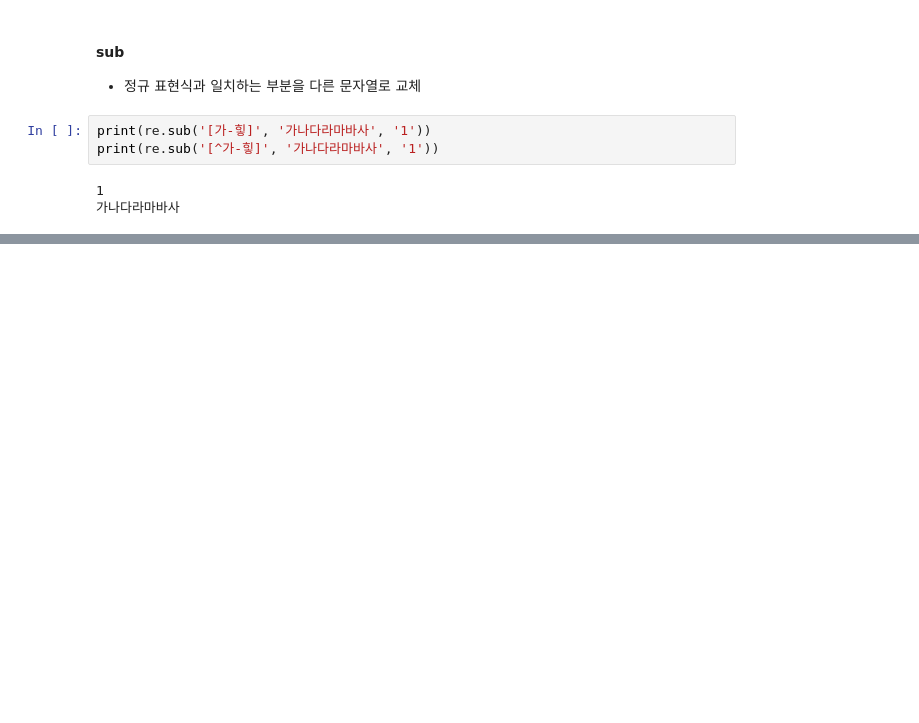
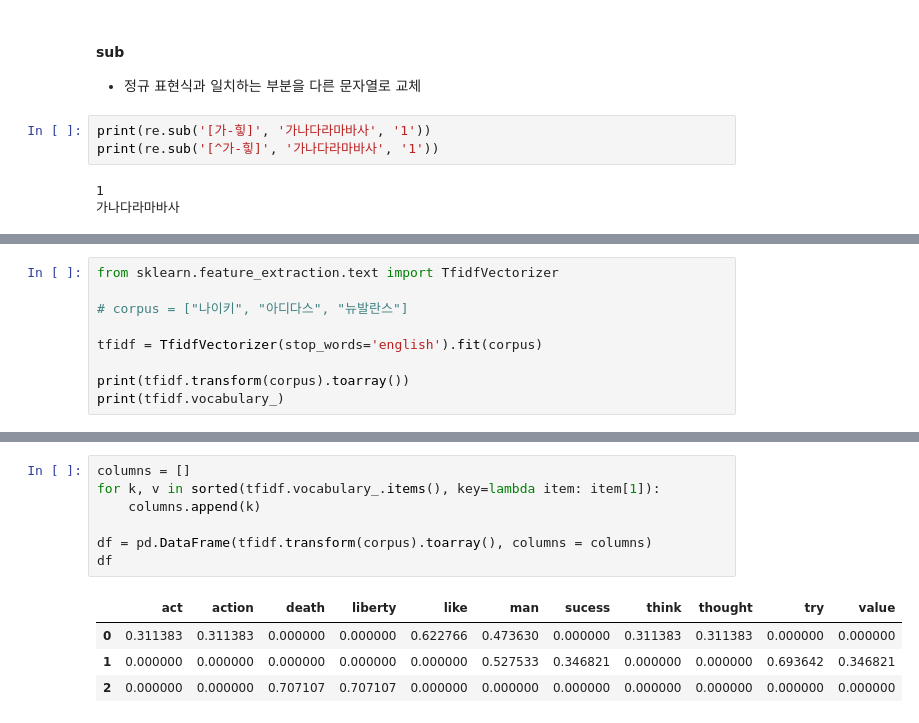
Before and after one commit to KimYongHwi/machine-learning-study, a Jupyter notebook: natural_language_processing/1_자연어_처리_기초.ipynb, the cells around one changed output, grey strips where cells are left out. Saved outputs shown, nothing was run; the diff lists cells and outputs as text; blank space fills up the shorter version.

```diff
--- a/natural_language_processing/1_자연어_처리_기초.ipynb
+++ b/natural_language_processing/1_자연어_처리_기초.ipynb
@@ -477,0 +714,9 @@ print(re.sub('[^가-힣]', '가나다라마바사', '1'))
+# %%
+from sklearn.feature_extraction.text import TfidfVectorizer
+
+# corpus = ["나이키", "아디다스", "뉴발란스"]
+
+tfidf = TfidfVectorizer(stop_words='english').fit(corpus)
+
+print(tfidf.transform(corpus).toarray())
+print(tfidf.vocabulary_)
@@ -477,0 +731,12 @@ print(re.sub('[^가-힣]', '가나다라마바사', '1'))
+# %%
+columns = []
+for k, v in sorted(tfidf.vocabulary_.items(), key=lambda item: item[1]):
+    columns.append(k)
+
+df = pd.DataFrame(tfidf.transform(corpus).toarray(), columns = columns)
+df
+# %% [output]
+|  | act | action | death | liberty | like | man | sucess | think | thought | try | value |
+| 0 | 0.311383 | 0.311383 | 0.000000 | 0.000000 | 0.622766 | 0.473630 | 0.000000 | 0.311383 | 0.311383 | 0.000000 | 0.000000 |
+| 1 | 0.000000 | 0.000000 | 0.000000 | 0.000000 | 0.000000 | 0.527533 | 0.346821 | 0.000000 | 0.000000 | 0.693642 | 0.346821 |
+| 2 | 0.000000 | 0.000000 | 0.707107 | 0.707107 | 0.000000 | 0.000000 | 0.000000 | 0.000000 | 0.000000 | 0.000000 | 0.000000 |
```
Also changed, not shown: parts of 40 cells of this notebook.
